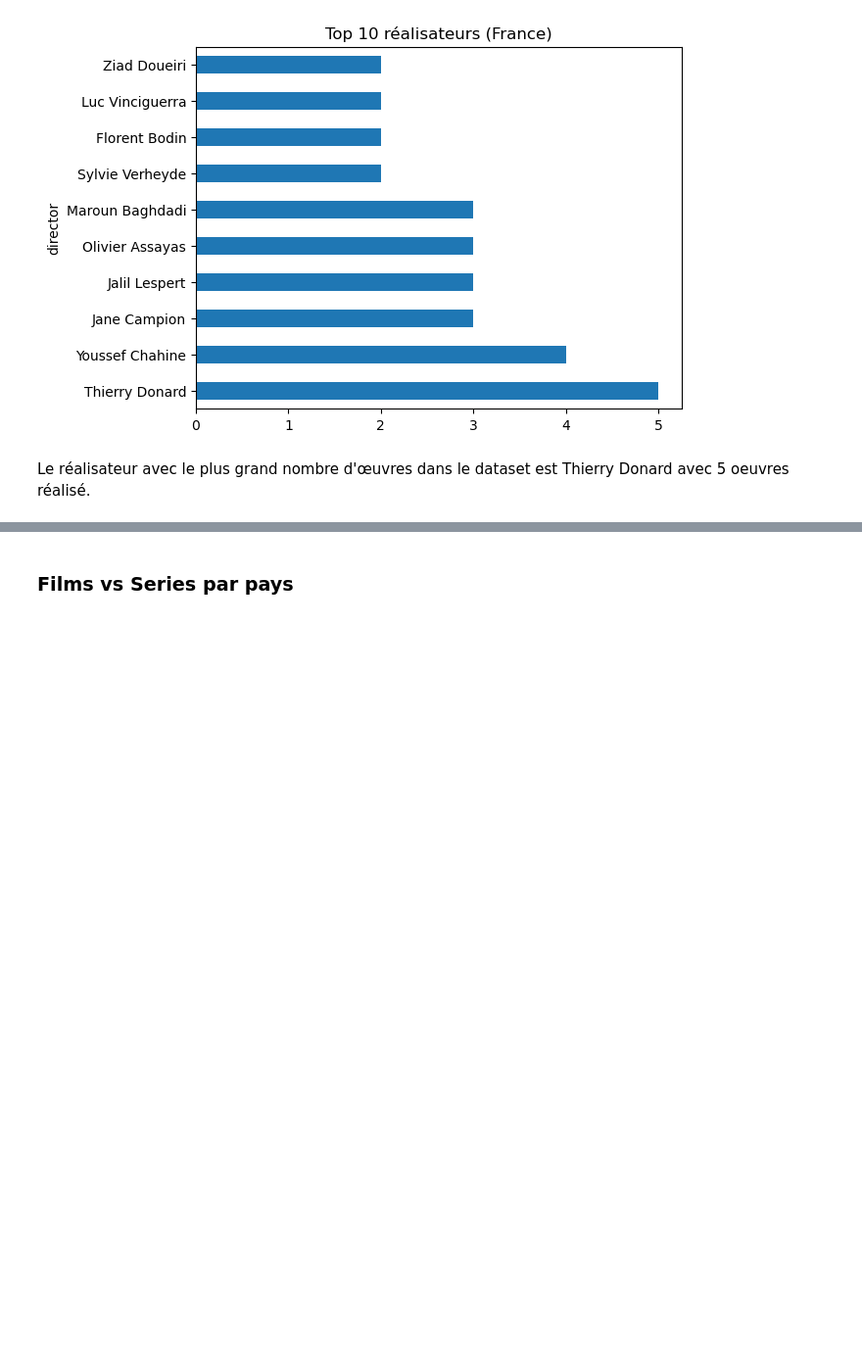
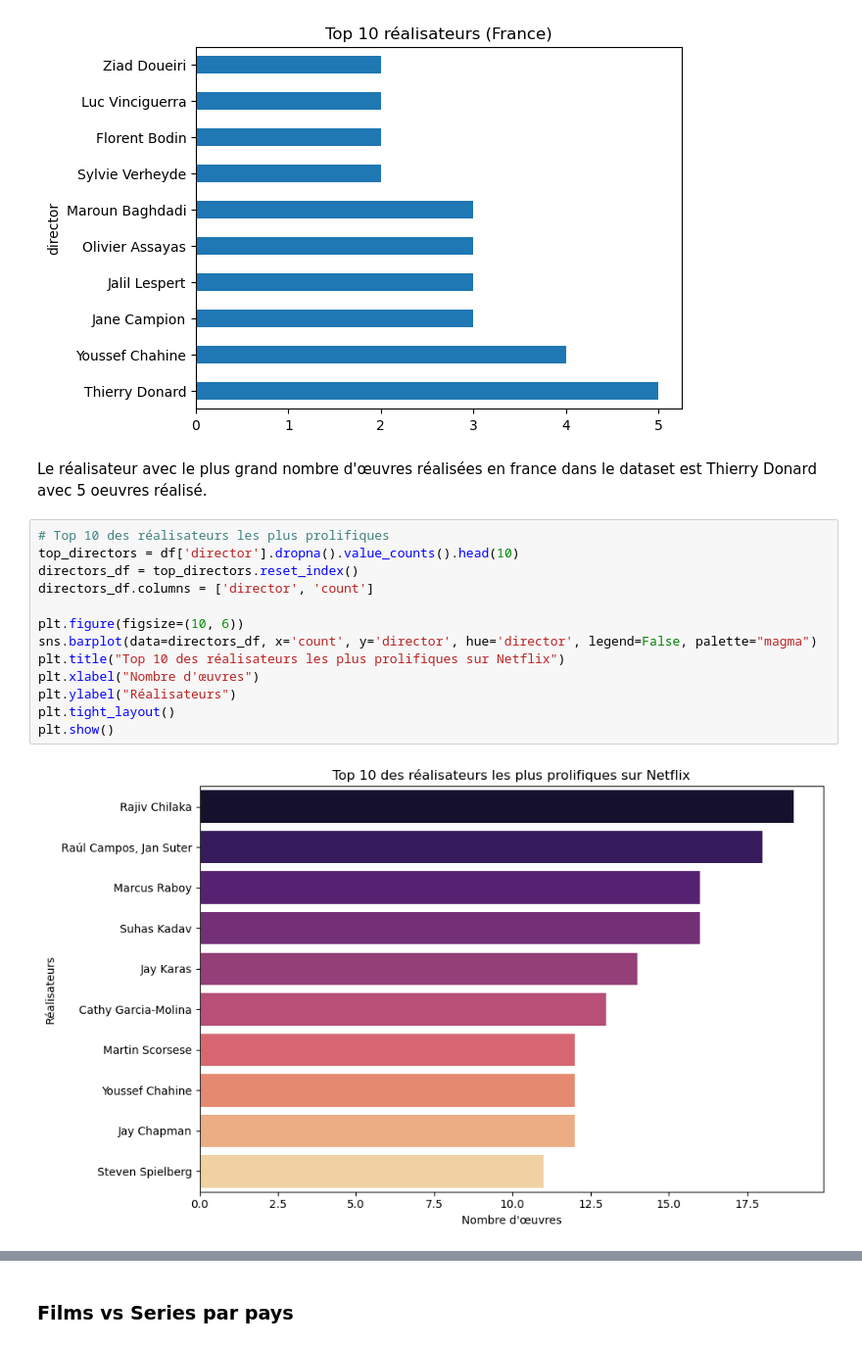
Before and after one commit to Paul-Emmanuel-Buffe/netflix-insights, a Jupyter notebook: netflix_analysis.ipynb, the cells around one changed output, grey strips where cells are left out. Shown: that part at 98% size. Saved outputs shown, nothing was run; the diff lists cells and outputs as text; blank space fills up the shorter version.

```diff
--- a/netflix_analysis.ipynb
+++ b/netflix_analysis.ipynb
@@ -518,4 +565,19 @@ Ziad Doueiri       2
 Name: count, dtype: int64
 [figure]
 # %% [markdown]
-Le réalisateur avec le plus grand nombre d'œuvres dans le dataset est Thierry Donard avec 5 oeuvres réalisé.
+Le réalisateur avec le plus grand nombre d'œuvres réalisées en france dans le dataset est Thierry Donard avec 5 oeuvres réalisé.
+# %%
+# Top 10 des réalisateurs les plus prolifiques
+top_directors = df['director'].dropna().value_counts().head(10)
+directors_df = top_directors.reset_index()
+directors_df.columns = ['director', 'count']
+
+plt.figure(figsize=(10, 6))
+sns.barplot(data=directors_df, x='count', y='director', hue='director', legend=False, palette="magma")
+plt.title("Top 10 des réalisateurs les plus prolifiques sur Netflix")
+plt.xlabel("Nombre d'œuvres")
+plt.ylabel("Réalisateurs")
+plt.tight_layout()
+plt.show()
+# %% [output]
+[figure, added]
```
Also changed, not shown: parts of 19 cells of this notebook.
